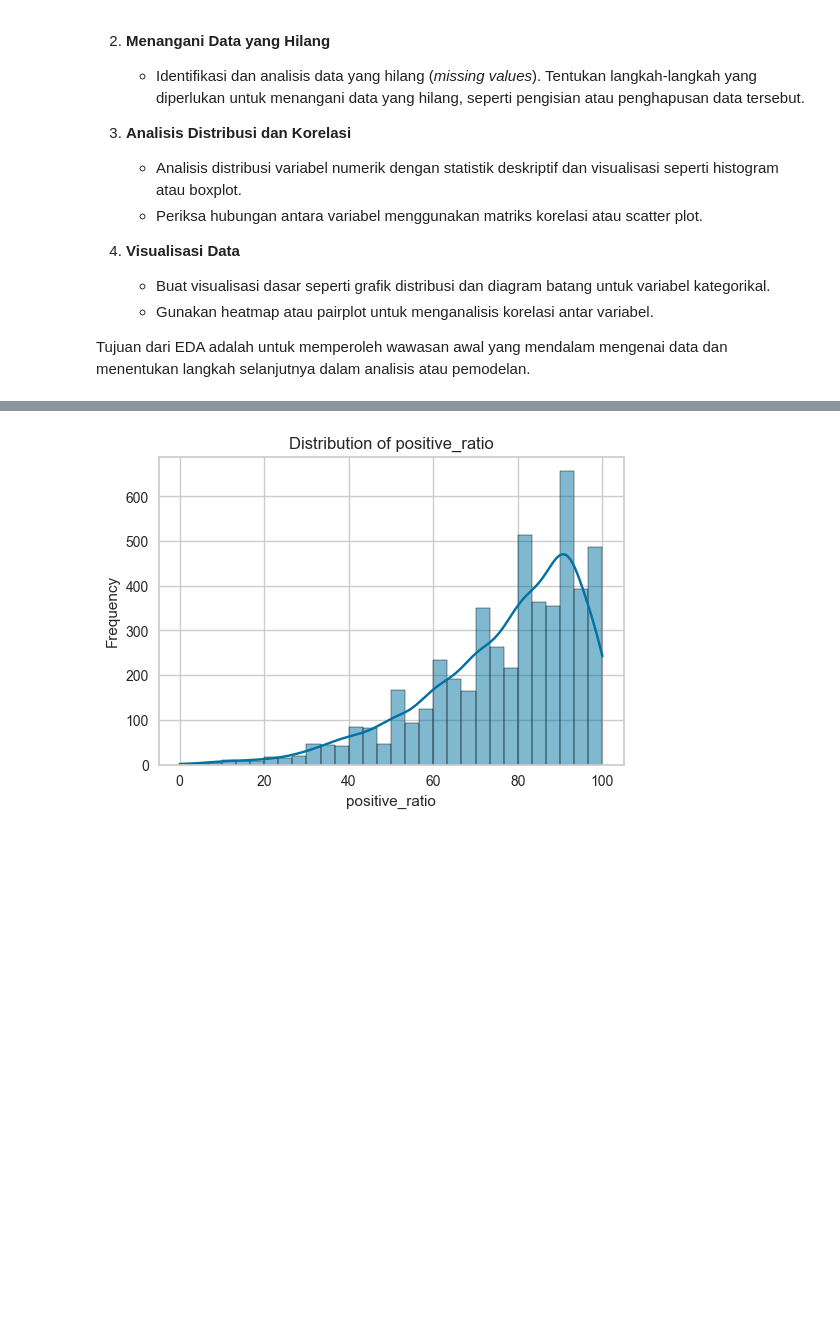
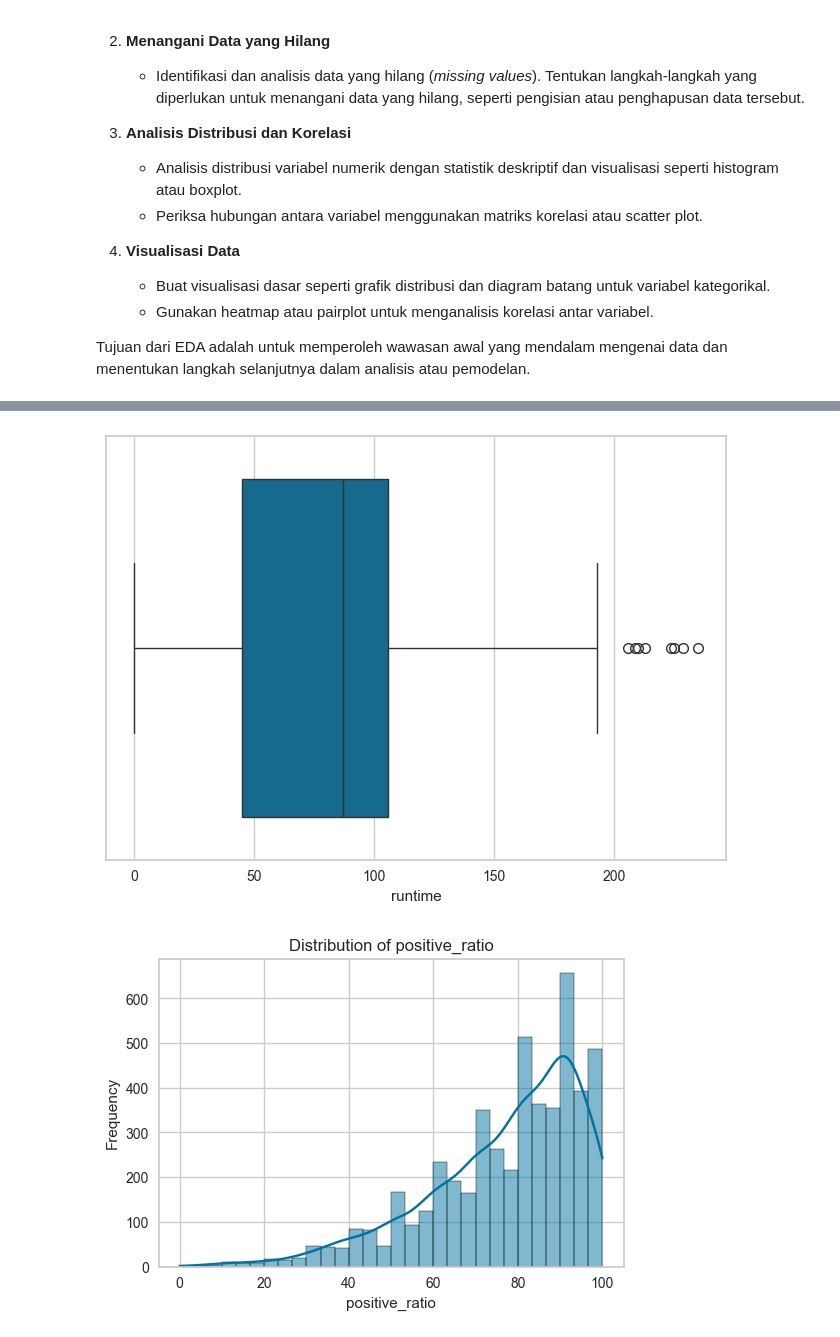
Before and after one commit to M4tchaa/submission-ml, a Jupyter notebook: Submission_Akhir_BMLP_Arliyandi.ipynb, the cells around one changed output, grey strips where cells are left out. Saved outputs shown, nothing was run; the diff lists cells and outputs as text; code cells hidden in the pictures; blank space fills up the shorter version.

```diff
--- a/Submission_Akhir_BMLP_Arliyandi.ipynb
+++ b/Submission_Akhir_BMLP_Arliyandi.ipynb
@@ -125,3 +143,8 @@ df.duplicated().sum()
+# %%
+sns.boxplot(x=df['runtime'])
+plt.show()
+# %% [output]
+[figure, added]
 # %%
 # Distribusi numerik melalui histofram
 numerical_columns = ['positive_ratio', 'user_reviews', 'price_final', 'discount']
```
Also changed, not shown: parts of 10 cells of this notebook, 1 other file.
